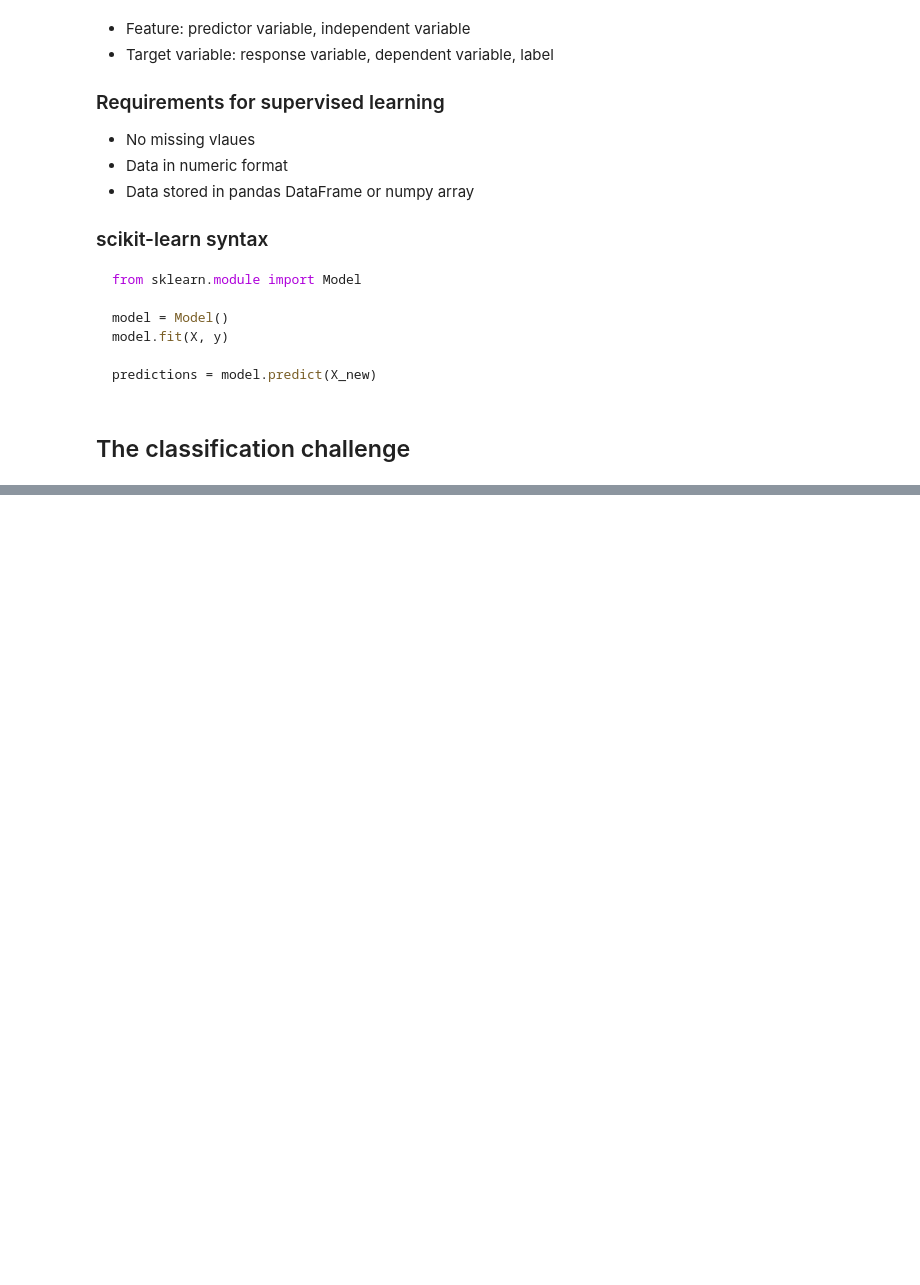
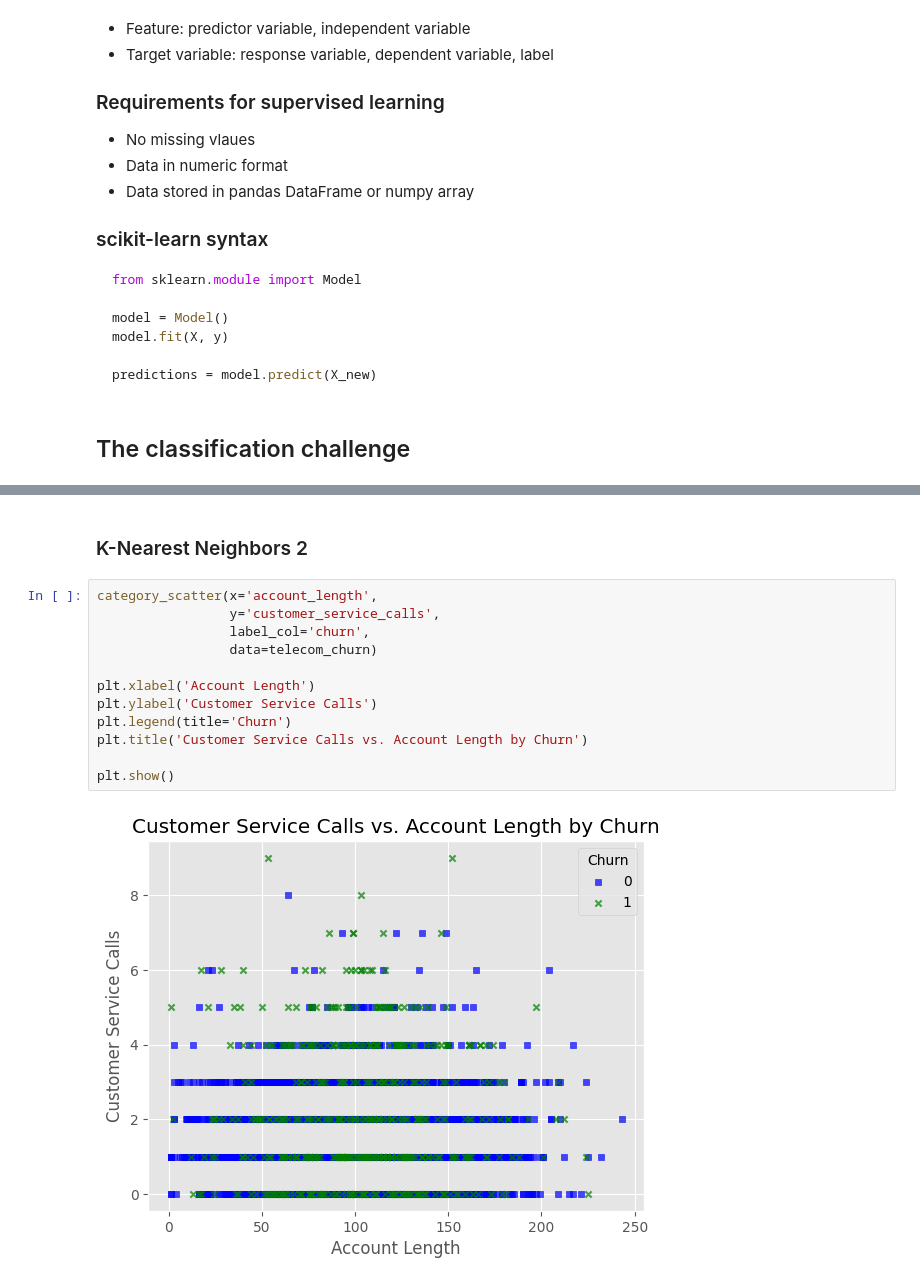
Before and after one commit to PaulToronto/DataCamp-Track---Machine-Learning-Scientist-in-Python, a Jupyter notebook: 1_1_Supervised_Learning_with_scikit_learn_Classification.ipynb, the cells around one changed output, grey strips where cells are left out. Saved outputs shown, nothing was run; the diff lists cells and outputs as text; blank space fills up the shorter version.

```diff
--- a/1_1_Supervised_Learning_with_scikit_learn_Classification.ipynb
+++ b/1_1_Supervised_Learning_with_scikit_learn_Classification.ipynb
@@ -27,0 +132,16 @@ predictions = model.predict(X_new)
+# %% [markdown]
+### K-Nearest Neighbors 2
+# %%
+category_scatter(x='account_length',
+                 y='customer_service_calls',
+                 label_col='churn',
+                 data=telecom_churn)
+
+plt.xlabel('Account Length')
+plt.ylabel('Customer Service Calls')
+plt.legend(title='Churn')
+plt.title('Customer Service Calls vs. Account Length by Churn')
+
+plt.show()
+# %% [output]
+[figure, added]
```
Also changed, not shown: parts of 41 cells of this notebook.
